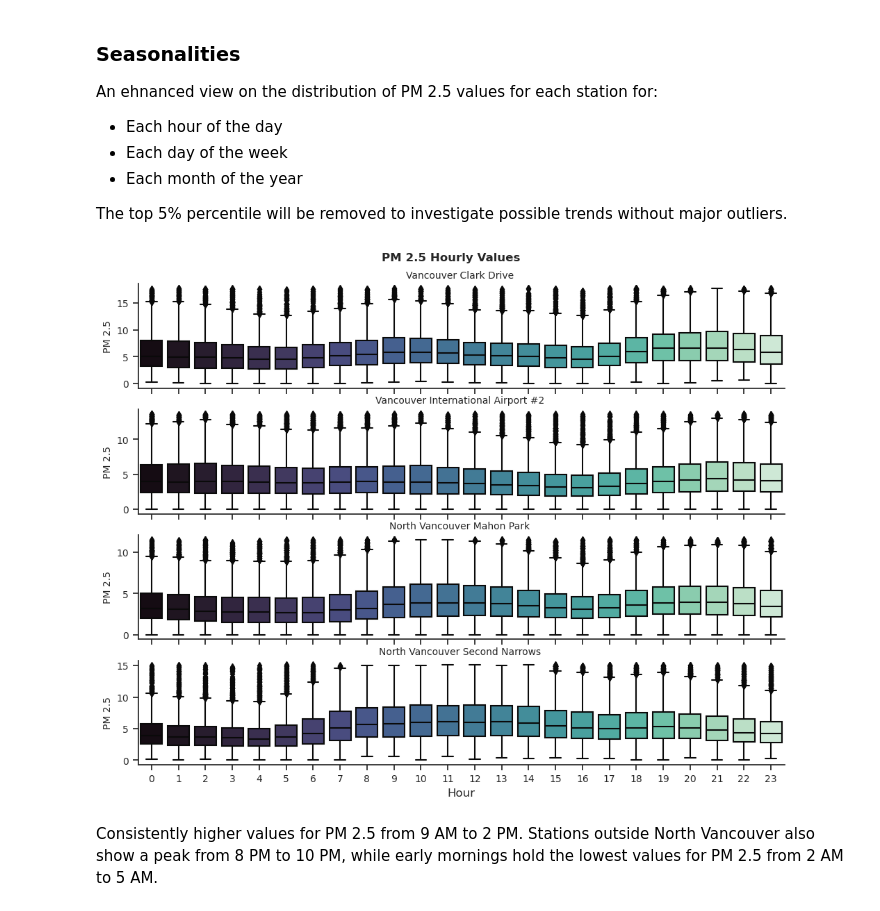
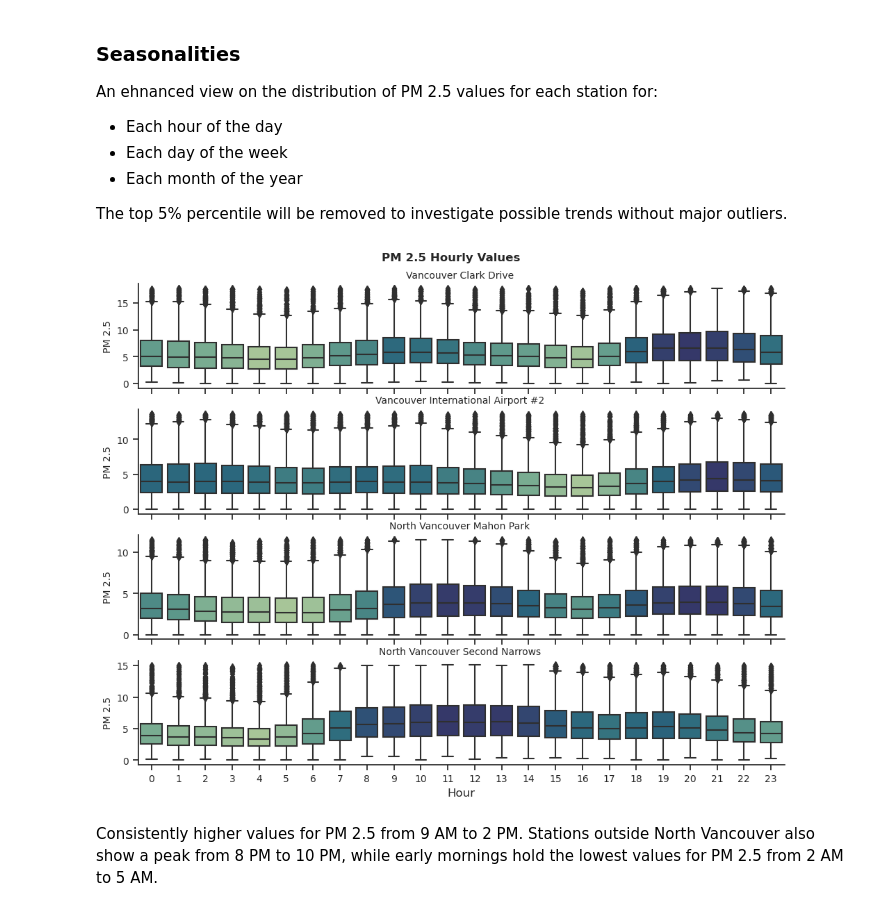
Before and after one commit to erich-hs/Air-We-Breathe, a Jupyter notebook: awb_EDA.ipynb, the cells around one changed output. Drawn from its saved outputs; the diff is of its cells as text; code cells hidden in the pictures.

```diff
--- a/awb_EDA.ipynb
+++ b/awb_EDA.ipynb
@@ -248,41 +252,45 @@ for station in master_df.columns[:4]:
 # Boxplots
 def seasonal_plots(subsets,
                    interval='Hour',
-                   palette='mako',
+                #    palette='mako',
                    figsize=(12, 9),
                    plot_title="",
                    xlabel="",
                    x_labelrotation=None):
     fig, ax = plt.subplots(4, 1, sharex=True, figsize=figsize)
     for i, station in enumerate(master_df.columns[:4]):
         if interval == 'Day_of_Week':
             order=["Sunday", "Monday", "Tuesday", "Wednesday", "Thursday", "Friday", "Saturday"]
+            median_vals = subsets[station].groupby(interval)[[station]].median().loc[order][station]
         else:
             order = None
+            median_vals = subsets[station].groupby(interval)[station].median()
+        norm = plt.Normalize(median_vals.min(), median_vals.max())
+        palette = sns.cm.crest(norm(median_vals))
         b = sns.boxplot(ax=ax[i],
                     data=subsets[station],
                     x = interval,
                     y = station,
                     palette=palette,
                     order=order)
         ax[i].tick_params(axis='both', labelsize=10)
         ax[i].tick_params(axis='x', labelrotation=x_labelrotation)
         ax[i].set_title("")
         b.set_title(f"{station.replace('_', ' ')[:-4]}", fontsize=10)
         b.set_ylabel("PM 2.5", fontsize=10)
         b.set_xlabel("")
         sns.despine()
     plt.suptitle(plot_title, y=0.93, fontsize=12, fontweight="bold")
     plt.xlabel(xlabel)
     plt.show()
 
 # Hourly plots
 seasonal_plots(subsets,
                interval='Hour',
                plot_title="PM 2.5 Hourly Values",
                xlabel="Hour")
 # %% [output]
-[figure, old version]
+[figure, new version]
 # %% [markdown]
 Consistently higher values for PM 2.5 from 9 AM to 2 PM. Stations outside North Vancouver also show a peak from 8 PM to 10 PM, while early mornings hold the lowest values for PM 2.5 from 2 AM to 5 AM.
 # %%
```
Also changed, not shown: parts of 3 cells of this notebook.
